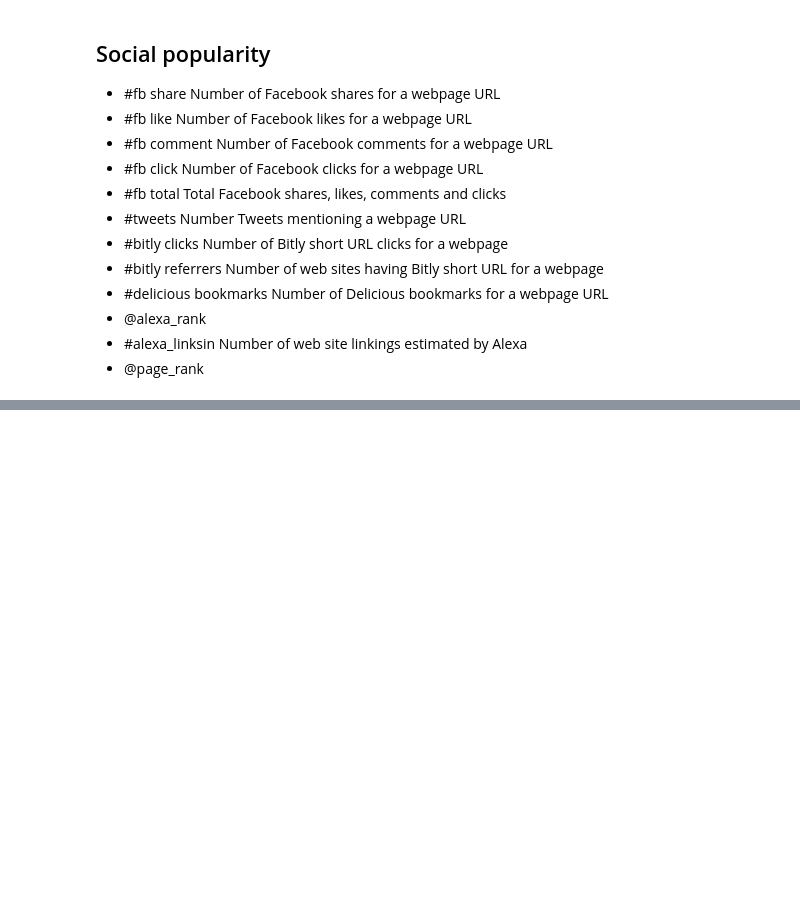
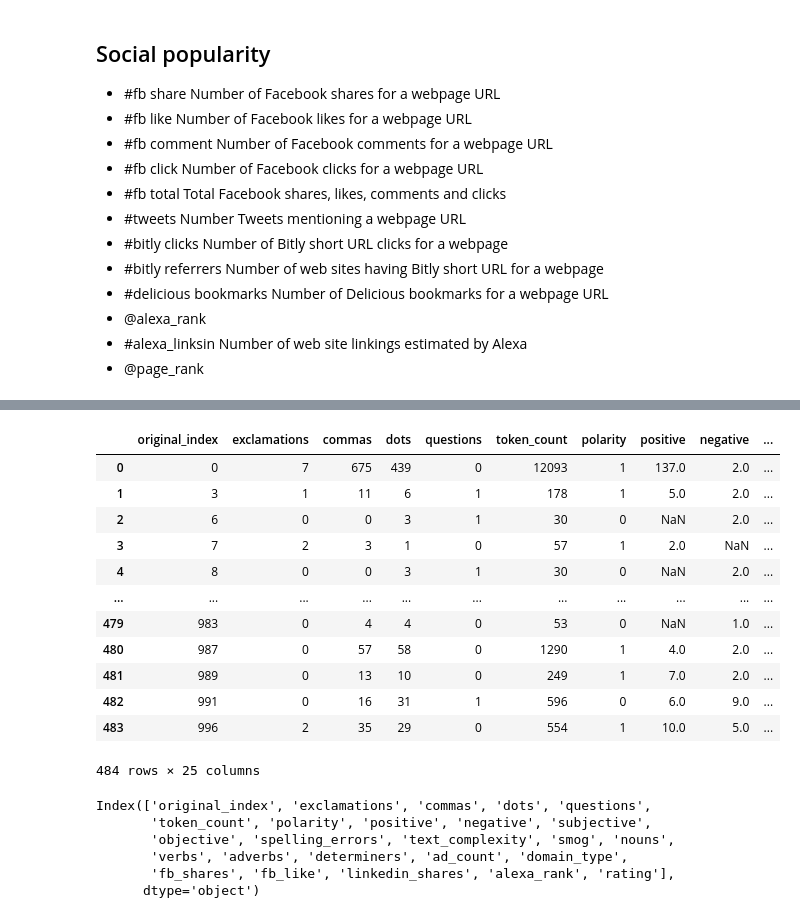
Before and after one commit to amartya-dev/demystifying_medical_data, a Jupyter notebook: credibility.ipynb, the cells around one changed output, grey strips where cells are left out. Saved outputs shown, nothing was run; the diff lists cells and outputs as text; code cells hidden in the pictures; blank space fills up the shorter version.

Commit message:
complete data generation, add bit of classifier
Signed-off-by: amartya-dev <amarkaushik1999@gmail.com>

```diff
--- a/credibility.ipynb
+++ b/credibility.ipynb
@@ -170,0 +375,20 @@ words_metrics.get("text_entropy")
+# %%
+dframe = pd.read_csv("Data/extracted_features.csv")
+# %%
+dframe.rename(columns = {'Unnamed: 0': 'original_index'}, inplace=True)
+# %%
+dframe
+# %% [output]
+|  | original_index | exclamations | commas | dots | questions | token_count | polarity | positive | negative | ... |
+| 0 | 0 | 7 | 675 | 439 | 0 | 12093 | 1 | 137.0 | 2.0 | ... |
+| 1 | 3 | 1 | 11 | 6 | 1 | 178 | 1 | 5.0 | 2.0 | ... |
+| 2 | 6 | 0 | 0 | 3 | 1 | 30 | 0 | NaN | 2.0 | ... |
+| 3 | 7 | 2 | 3 | 1 | 0 | 57 | 1 | 2.0 | NaN | ... |
+| 4 | 8 | 0 | 0 | 3 | 1 | 30 | 0 | NaN | 2.0 | ... |
+| ... | ... | ... | ... | ... | ... | ... | ... | ... | ... | ... |
+| 479 | 983 | 0 | 4 | 4 | 0 | 53 | 0 | NaN | 1.0 | ... |
+| 480 | 987 | 0 | 57 | 58 | 0 | 1290 | 1 | 4.0 | 2.0 | ... |
+| 481 | 989 | 0 | 13 | 10 | 0 | 249 | 1 | 7.0 | 2.0 | ... |
+| 482 | 991 | 0 | 16 | 31 | 1 | 596 | 0 | 6.0 | 9.0 | ... |
+| 483 | 996 | 2 | 35 | 29 | 0 | 554 | 1 | 10.0 | 5.0 | ... |
+484 rows × 25 columns
@@ -170,0 +397,9 @@ words_metrics.get("text_entropy")
+# %%
+dframe.columns
+# %% [output]
+Index(['original_index', 'exclamations', 'commas', 'dots', 'questions',
+       'token_count', 'polarity', 'positive', 'negative', 'subjective',
+       'objective', 'spelling_errors', 'text_complexity', 'smog', 'nouns',
+       'verbs', 'adverbs', 'determiners', 'ad_count', 'domain_type',
+       'fb_shares', 'fb_like', 'linkedin_shares', 'alexa_rank', 'rating'],
+      dtype='object')
```
Also changed, not shown: parts of 22 cells of this notebook, 15 other files.
